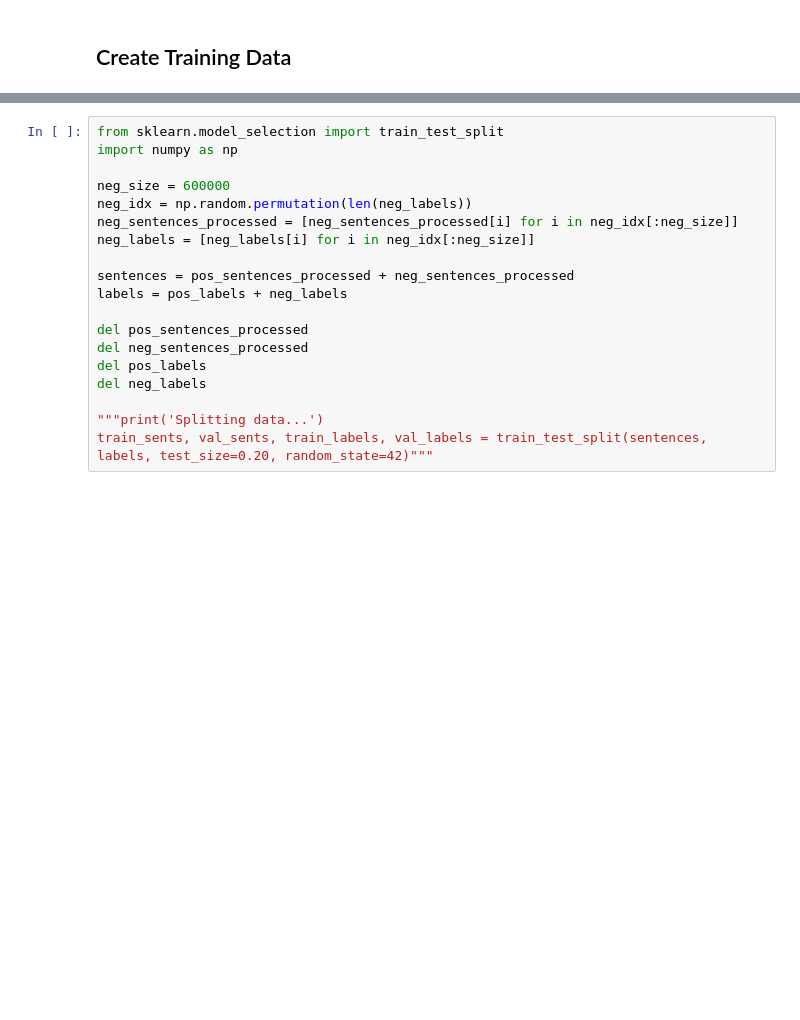
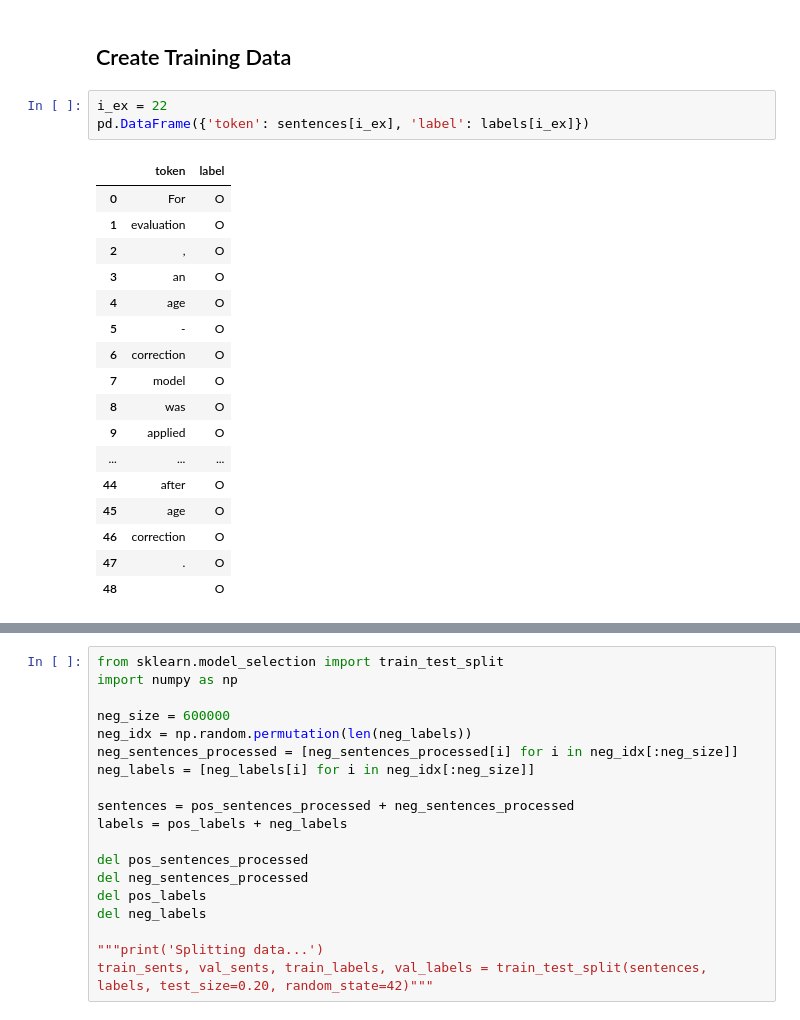
Before and after one commit to ozanzgur/kaggle_coleridge_initiative, a Jupyter notebook: exp04-bert_ner.ipynb, the cells around one changed output, grey strips where cells are left out. Drawn from its saved outputs; the diff is of its cells as text; blank space fills up the shorter version.

```diff
--- a/exp04-bert_ner.ipynb
+++ b/exp04-bert_ner.ipynb
@@ -475,3 +475,24 @@ pos_sentences_processed_aug[0]
  '']
 # %% [markdown]
 ## Create Training Data
+# %%
+i_ex = 22
+pd.DataFrame({'token': sentences[i_ex], 'label': labels[i_ex]})
+# %% [output]
+|  | token | label |
+| 0 | For | O |
+| 1 | evaluation | O |
+| 2 | , | O |
+| 3 | an | O |
+| 4 | age | O |
+| 5 | - | O |
+| 6 | correction | O |
+| 7 | model | O |
+| 8 | was | O |
+| 9 | applied | O |
+| ... | ... | ... |
+| 44 | after | O |
+| 45 | age | O |
+| 46 | correction | O |
+| 47 | . | O |
+| 48 |  | O |
```
Also changed, not shown: parts of 2 cells of this notebook, 1 other file.
